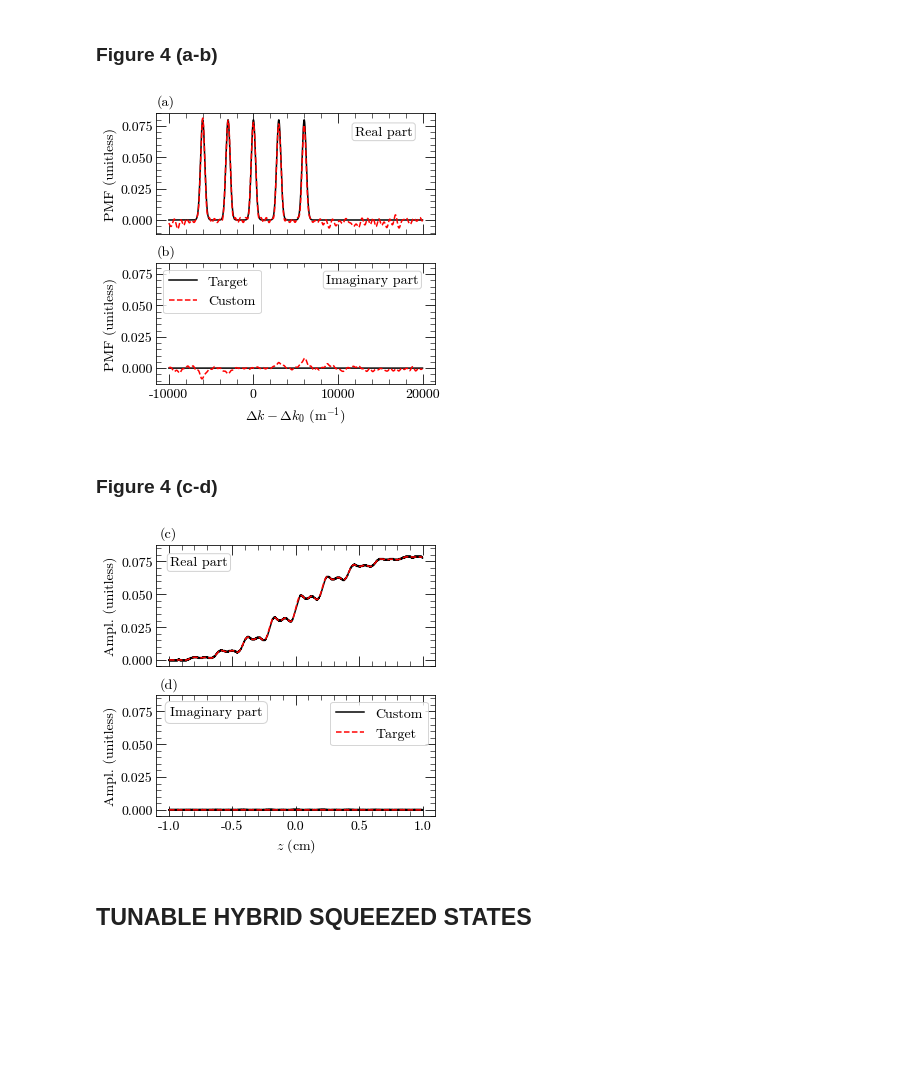
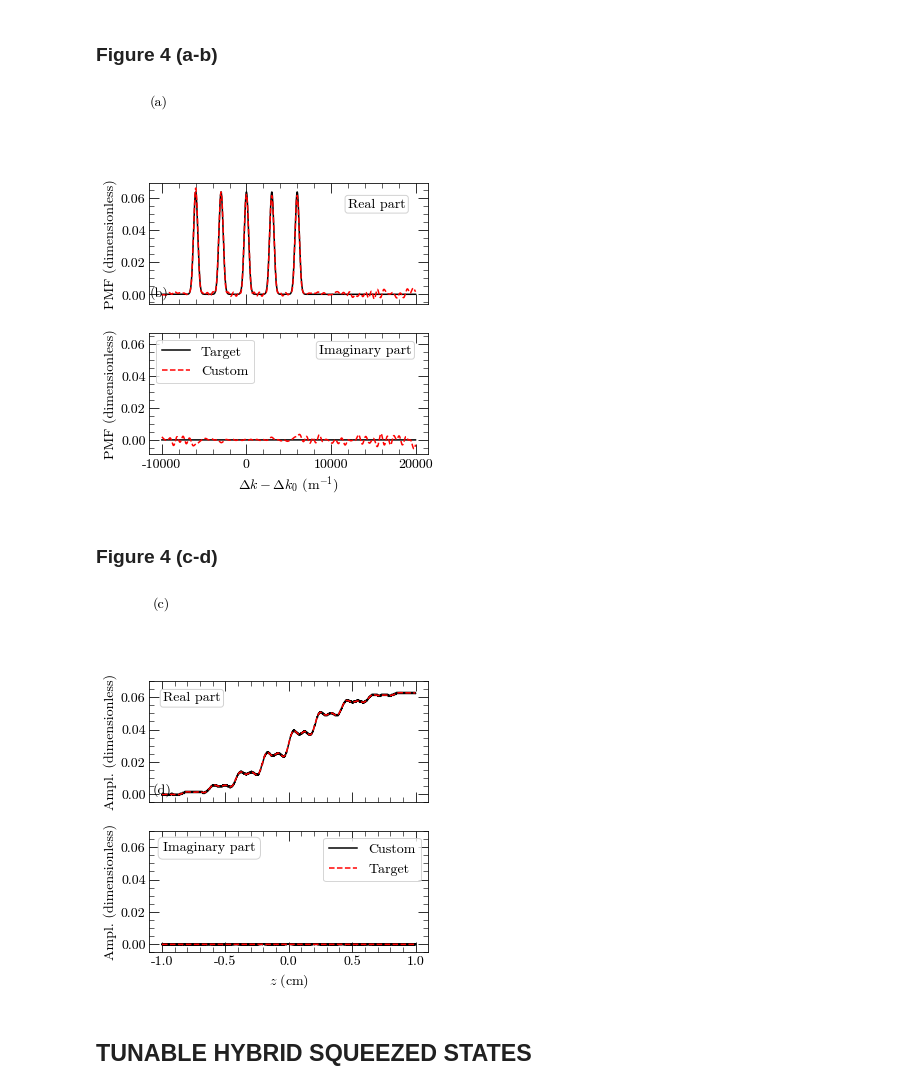
Before and after one commit to abranczyk/custom-poling, a Jupyter notebook: arXiv 2204.10079 - Tunable frequency-bin multi-mode squeezed states of light.ipynb, the cells around one changed output. Cells and saved outputs as stored; diff of their text form; code cells hidden in the pictures; blank space fills up the shorter version.

Commit message:
changed figure settings

```diff
--- a/arXiv 2204.10079 - Tunable frequency-bin multi-mode squeezed states of light.ipynb
+++ b/arXiv 2204.10079 - Tunable frequency-bin multi-mode squeezed states of light.ipynb
@@ -111,7 +111,7 @@ gaussian_pump_term_omega = (lambda omega_s,omega_i,delw:
 ### Amplitude gradient upper bound
 # %%
 # Defined in Eq. (21)
-gradient_upper_bound = (1/np.pi) * np.sqrt(2*np.pi)/(sigma_k) # note: we exclude a factor of (1/L) from the expression in the paper because the custom_poling package scales the PMF differently to the paper
+gradient_upper_bound = np.sqrt(2/np.pi)/(sigma_k) # note: we exclude a factor of (1/L) from the expression in the paper because the custom_poling package scales the PMF differently to the paper
 scale_param = 1/L # note: this will be used later to make up for the excluded (1/L) in the expression above
 # %% [markdown]
 ## 15-MODE SQUEEZED STATE
@@ -123,9 +123,9 @@ custom_crystal_5_peaks = CustomCrystal(domain_width,number_domains,z0=-L/2)
 domain_middles_5_peaks = custom_crystal_5_peaks.domain_middles
 
 # Specify the coefficients (see Appendix F for how to choose these)
-c0 = gradient_upper_bound/4
-c1 = gradient_upper_bound/4
-c2 = gradient_upper_bound/4
+c0 = gradient_upper_bound/5
+c1 = gradient_upper_bound/5
+c2 = gradient_upper_bound/5
 
 # Define the target PMF
 target_pmf_5_peaks = lambda k: (c2*gaussian_term_PMF_k(k-delta_k_0,-2*del_k) \
@@ -253,36 +253,36 @@ gs.update(wspace=1, hspace=.6)
 # Generate first panel
 xtr_subsplot= fig.add_subplot(gs[0:2,0:4])
 plt.plot(k_array-delta_k_0, scale_param*np.real(target_5_peaks.pmf), linestyle='-', label='Target', mfc='w', markersize=8,color='k')
 plt.plot(k_array-delta_k_0, scale_param*np.real(pmf_custom_crystal_5_peaks), linestyle='--', label='Custom', markerfacecolor='w', markersize=8,color='r')
 plt.minorticks_on()
 plt.tick_params(direction='in',which='minor', length=5, bottom=True, top=True, left=True, right=True)
 plt.tick_params(direction='in',which='major', length=10, bottom=True, top=True, left=True, right=True)
 plt.text(12000, scale_param*c2*0.85, "Real part", color='black', bbox=dict(facecolor='white', edgecolor='lightgray', boxstyle='round,pad=0.2'))
 xtr_subsplot.axes.get_xaxis().set_ticklabels([])
-plt.ylabel(r'PMF (unitless)')
+plt.ylabel(r'PMF (dimensionless)')
 
 # Generate second panel
 xtr_subsplot= fig.add_subplot(gs[2:4,0:4])
 plt.plot(k_array-delta_k_0, scale_param*np.real(target_5_peaks.pmf), mfc='w', markersize=8,color="white")
 plt.plot(k_array-delta_k_0, scale_param*np.imag(target_5_peaks.pmf), linestyle='-', label='Target', mfc='w', markersize=8,color='k')
 plt.plot(k_array-delta_k_0, scale_param*np.imag(pmf_custom_crystal_5_peaks), linestyle='--', label='Custom', markerfacecolor='w', markersize=8,color='r')
 plt.minorticks_on()
 plt.tick_params(direction='in',which='minor', length=5, bottom=True, top=True, left=True, right=True)
 plt.tick_params(direction='in',which='major', length=10, bottom=True, top=True, left=True, right=True)
 plt.text(8600, scale_param*c2*0.85, "Imaginary part", color='black', bbox=dict(facecolor='white', edgecolor='lightgray', boxstyle='round,pad=0.2'))
 plt.legend(loc='upper left')
 plt.xlabel(r'$\Delta k-\Delta k_0~$(m$^{-1}$)')
-plt.ylabel(r'PMF (unitless)')
+plt.ylabel(r'PMF (dimensionless)')
 
 # Figure labels
 plt.text(-11500 ,0.21, "(a)")
 plt.text(-11500, 0.09, "(b)")
 
 
 # Show plot
 plt.show()
 # %% [output]
-[figure, old version]
+[figure, new version]
 # %% [markdown]
 ### Figure 4 (c-d)
 # %%
@@ -303,7 +303,7 @@ plt.tick_params(direction='in',which='major', length=10, bottom=True, top=True,
 plt.ylim([-scale_param*0.0001, scale_param*c0*1.1])
 plt.text(-0.99, scale_param*c0*0.9, "Real part", color='black', bbox=dict(facecolor='white', edgecolor='lightgray', boxstyle='round,pad=0.2'))
 xtr_subsplot.axes.get_xaxis().set_ticklabels([])
-plt.ylabel(r'Ampl. (unitless)')
+plt.ylabel(r'Ampl. (dimensionless)')
 
 # Generate second panel
 xtr_subsplot= fig.add_subplot(gs[2:4,0:4])
@@ -317,7 +317,7 @@ plt.tick_params(direction='in',which='major', length=10, bottom=True, top=True,
 plt.ylim([-scale_param*0.0001, scale_param*c0*1.1])
 plt.legend(loc='upper right')
 plt.xlabel(r'$z~$(cm)')
-plt.ylabel(r'Ampl. (unitless)')
+plt.ylabel(r'Ampl. (dimensionless)')
 plt.text(-0.99, scale_param*c0*0.9, "Imaginary part", color='black', bbox=dict(facecolor='white', edgecolor='lightgray', boxstyle='round,pad=0.35'))
 
 # Figure labels
@@ -327,7 +327,7 @@ plt.text(-1.07, 0.093, "(d)")
 # Show plot
 plt.show()
 # %% [output]
-[figure, old version]
+[figure, new version]
 # %% [markdown]
 ## TUNABLE HYBRID SQUEEZED STATES
 # %% [markdown]
```
Also changed, not shown: parts of 3 cells of this notebook.
